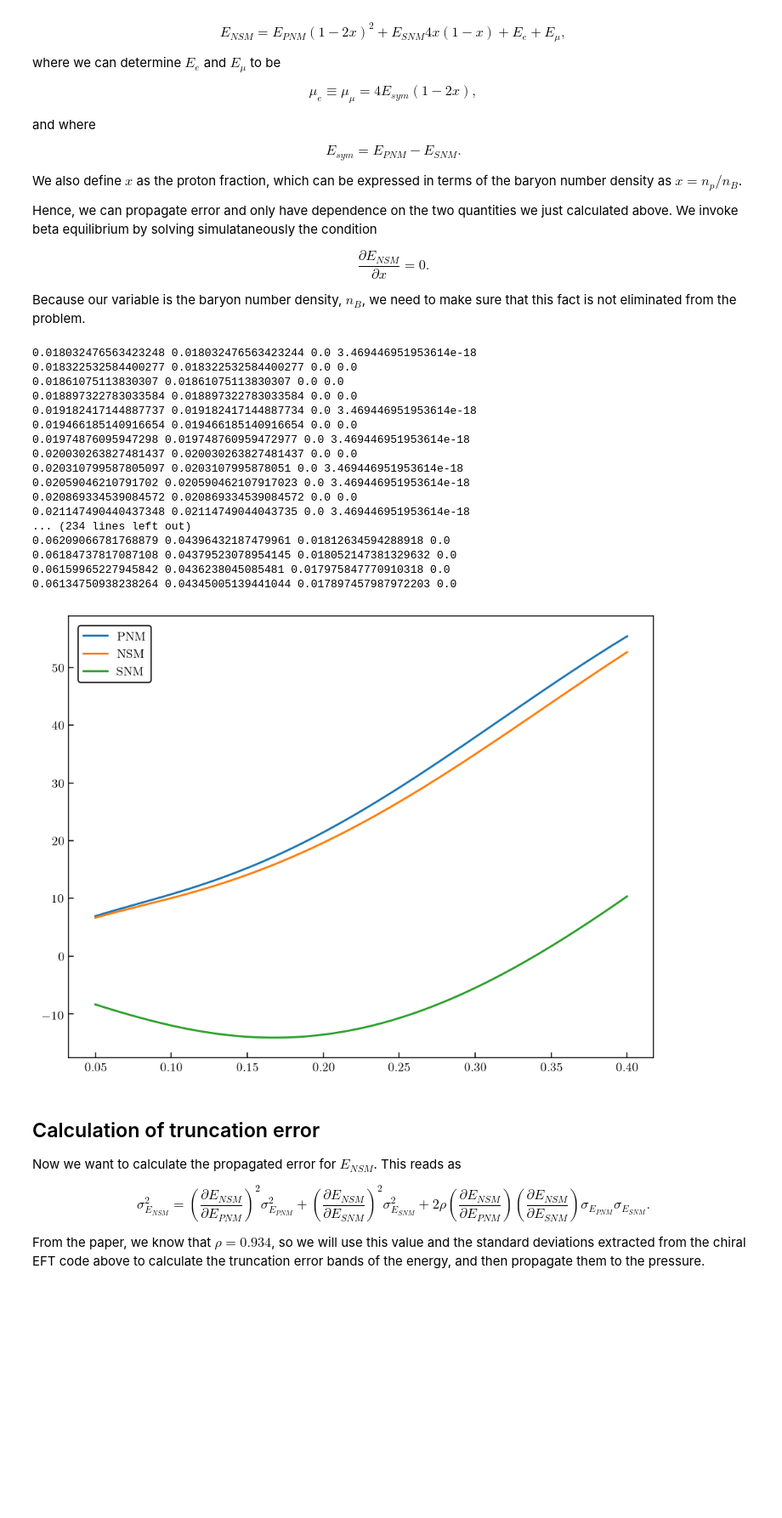
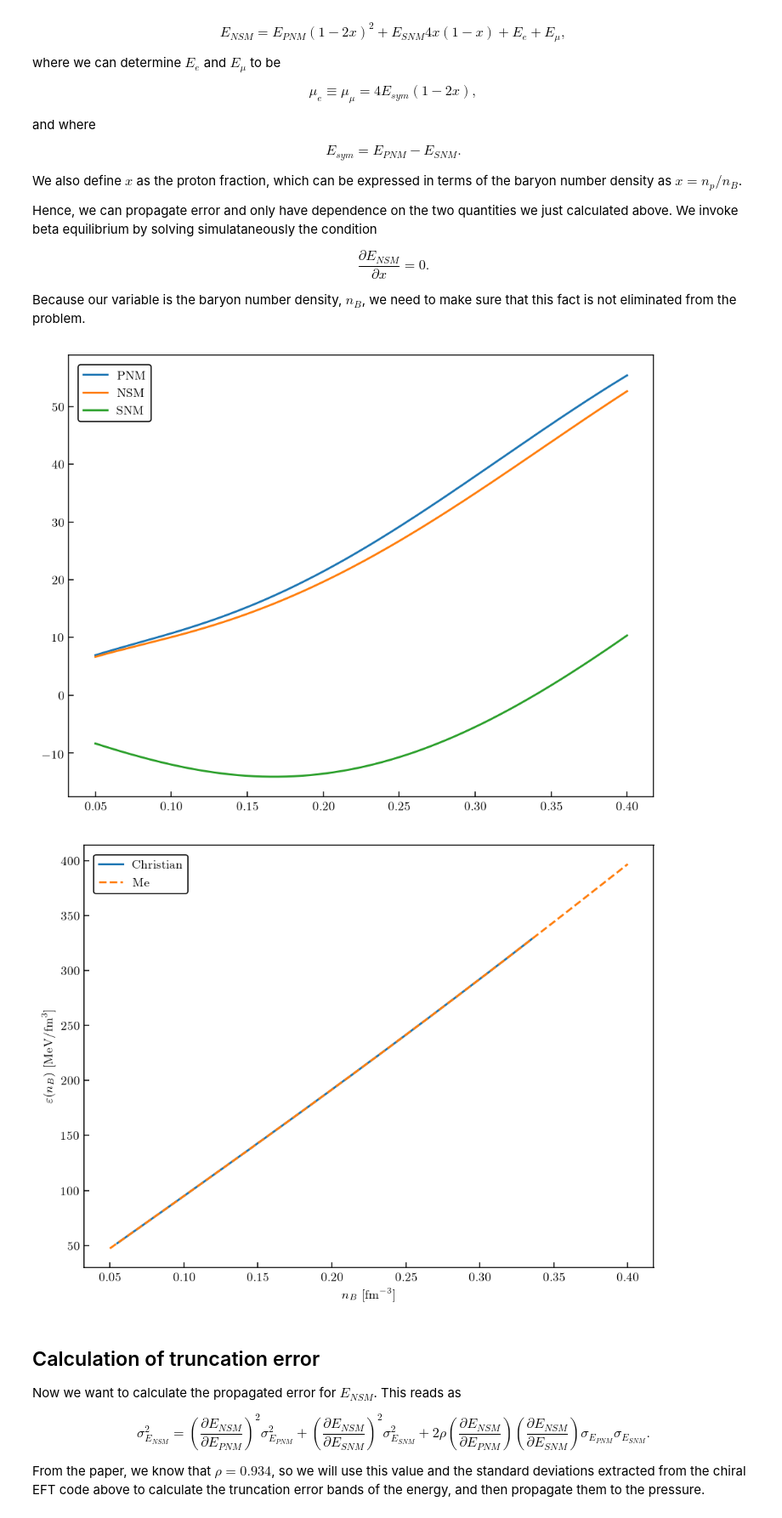
Before and after one commit to asemposki/neutron-rich-bmm, a Jupyter notebook: notebooks/NSM_EOS_ChEFT.ipynb, the cells around one changed output. Shown at 85% size. Drawn from its saved outputs; the diff is of its cells as text; code cells hidden in the pictures; blank space fills up the shorter version.

```diff
--- a/notebooks/NSM_EOS_ChEFT.ipynb
+++ b/notebooks/NSM_EOS_ChEFT.ipynb
@@ -645,10 +747,13 @@ Because our variable is the baryon number density, $n_{B}$, we need to make sure
 # %%
+# routine to calculate NSM
+
 import numdifftools as ndt
 from scipy.optimize import fsolve, root
 
 hbarc = 197.327    # [MeV fm]
 mu_mass = 105.65837 / hbarc  # [fm^-1]
-mn = 938.91875434         # [MeV]
+mass_p = 938.272 / hbarc     # [fm^-1]
+mass_n = 939.565 / hbarc     # [fm^-1]
 
 # first define the energies from PNM and SNM as only one order
 energy_n = energies_n_mn[:,3]  # MeV
@@ -656,10 +761,6 @@ energy_s = energies_s_mn[:,3]  # MeV
 
 # define the proton fraction routine
 def proton_fraction(x_guess, nB, energy_n, energy_s, xtol=1e-8):
-
-    # muon mass
-    hbarc = 197.327
-    mu_mass = 105.65 / hbarc    # [fm^-1]
 
     # if muons, occur, include them (root version)
     def no_muons(x_guess, *args):
@@ -710,6 +811,8 @@ mumu = np.zeros_like(density_all)
 mue = np.zeros_like(density_all)
 eps_e = np.zeros_like(density_all)
 eps_mu = np.zeros_like(density_all)
+eps_B = np.zeros_like(density_all)
+eps_NSM = np.zeros_like(density_all)
 kfmu = np.zeros_like(density_all)
 enmu = np.zeros_like(density_all)
 e_NSM = np.zeros_like(density_all)
@@ -731,6 +834,9 @@ for i in range(len(density_all)):
 
     # baryon energy part
     e_NSM_B[i] = energy_n[i] * (1.0 - 2.0 * x[i])**2.0 + energy_s[i] * 4.0 * x[i] * (1.0 - x[i])
+
+    # baryon energy density
+    eps_B[i] = (e_NSM_B[i] + hbarc * ((mass_n + mass_p)/2.0)) * density_all[i]
 
     # electron
     mue[i] = 4.0 * (1.0 - 2.0 * x[i]) * (energy_n[i] - energy_s[i]) / hbarc    # [fm^-1]
@@ -757,7 +863,10 @@ for i in range(len(density_all)):
     # now calculate the total energy per particle for NSM
     e_NSM[i] = e_NSM_B[i] + e_NSM_e[i] + e_NSM_mu[i]
 
-    print(x[i], xe[i], xmu[i], abs(x[i]-(xe[i]+xmu[i])))
+    # now calculate total energy density for NSM
+    eps_NSM[i] = eps_mu[i] + eps_e[i] + eps_B[i]
+
+# #    print(x[i], xe[i], xmu[i], abs(x[i]-(xe[i]+xmu[i])))
 
 plt.plot(density_all, energy_n, label='PNM')
 plt.plot(density_all, e_NSM, label='NSM')
@@ -765,26 +874,27 @@ plt.plot(density_all, energy_s, label='SNM')
 plt.legend()
 plt.show()
 
-#plt.plot(x, -x*density_all[0] + mumu**3.0/(3.0 * np.pi**2.0))
+# #plt.plot(x, -x*density_all[0] + mumu**3.0/(3.0 * np.pi**2.0))
 # %% [output]
-0.018032476563423248 0.018032476563423244 0.0 3.469446951953614e-18
-0.018322532584400277 0.018322532584400277 0.0 0.0
-0.01861075113830307 0.01861075113830307 0.0 0.0
-0.018897322783033584 0.018897322783033584 0.0 0.0
-0.019182417144887737 0.019182417144887734 0.0 3.469446951953614e-18
-0.019466185140916654 0.019466185140916654 0.0 0.0
-0.01974876095947298 0.019748760959472977 0.0 3.469446951953614e-18
-0.020030263827481437 0.020030263827481437 0.0 0.0
-0.020310799587805097 0.0203107995878051 0.0 3.469446951953614e-18
-0.02059046210791702 0.020590462107917023 0.0 3.469446951953614e-18
-0.020869334539084572 0.020869334539084572 0.0 0.0
-0.021147490440437348 0.02114749044043735 0.0 3.469446951953614e-18
-... (234 lines left out)
-0.06209066781768879 0.04396432187479961 0.01812634594288918 0.0
-0.06184737817087108 0.04379523078954145 0.018052147381329632 0.0
-0.06159965227945842 0.0436238045085481 0.017975847770910318 0.0
-0.06134750938238264 0.04345005139441044 0.017897457987972203 0.0
 [figure]
+# %%
+# comparison of energy densities with Christian's results
+plt.plot(n3lo_nsm_mean[:,2], n3lo_nsm_mean[:,1], label=r'Christian')
+plt.plot(density_all, eps_NSM, linestyle = 'dashed', label=r'Me')
+plt.xlabel(r'$n_B$ [fm$^{-3}$]')
+plt.ylabel(r'$\varepsilon(n_B)$ [MeV/fm$^3$]')
+plt.legend()
+plt.show()
+
+# compare with actual values (means interpolation)
+from scipy.interpolate import interp1d
+interp_eps = interp1d(n3lo_nsm_mean[:,2], n3lo_nsm_mean[:,1], kind='cubic', fill_value='extrapolate')
+eps_christian = interp_eps(density_all)
+
+# print differences
+#print((eps_christian - eps_NSM)/eps_NSM)
+# %% [output]
+[figure, added]
 # %% [markdown]
 ## Calculation of truncation error
 
```
Also changed, not shown: parts of 48 cells of this notebook, 18 other files.
